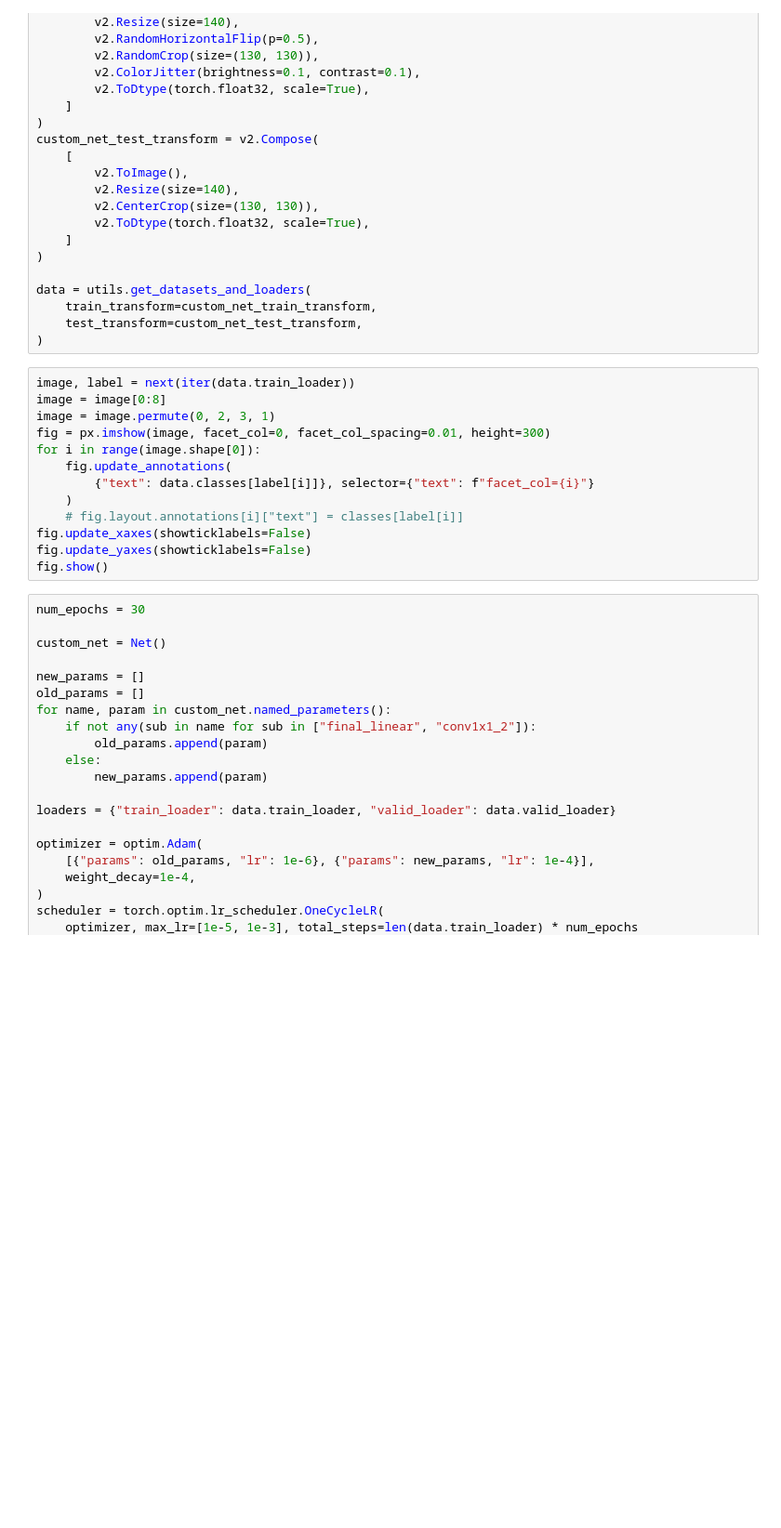
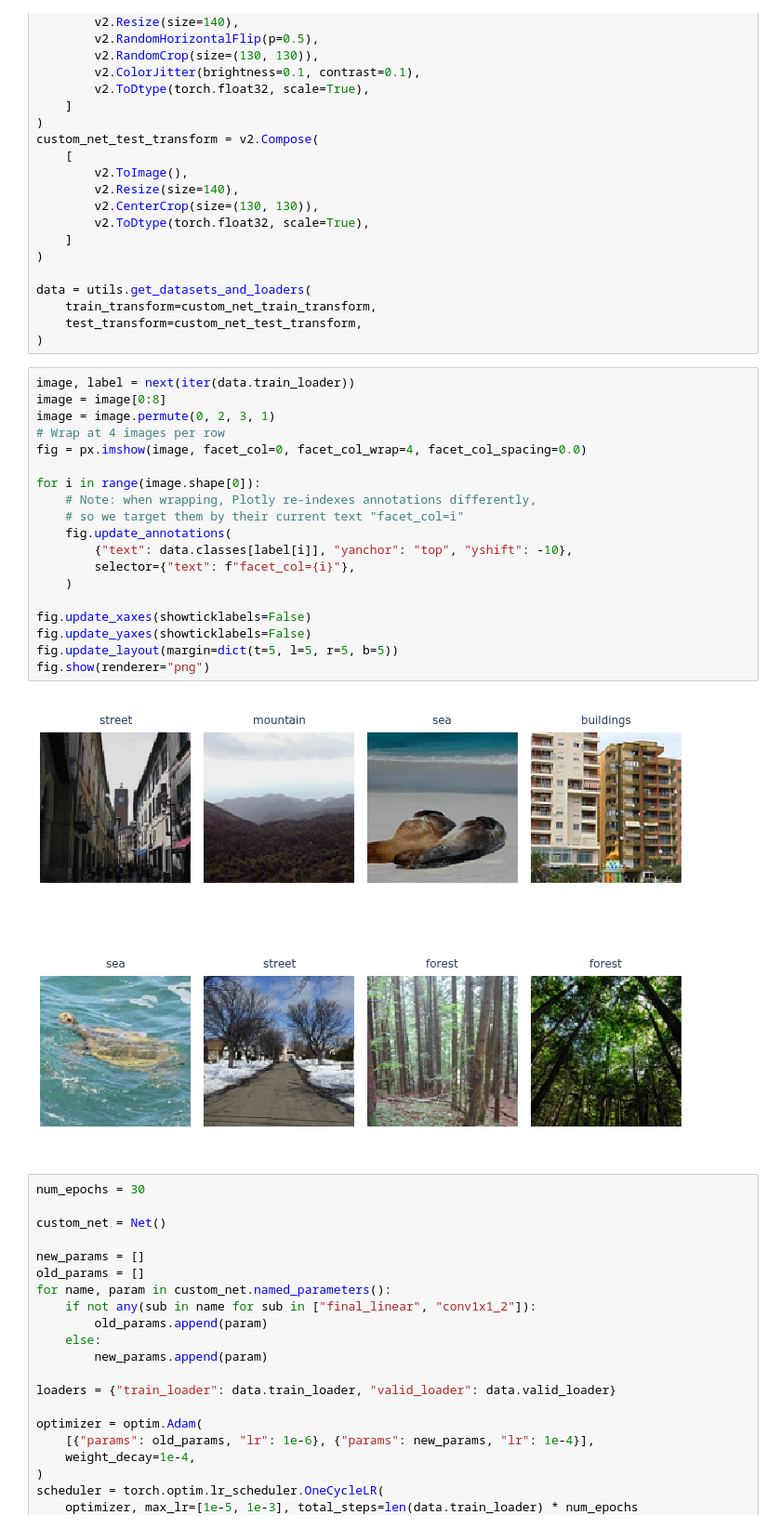
Before and after one commit to khavronin-artem/pet_projects, a Jupyter notebook: intel_image_classification/main.ipynb, the cells around one changed output. Shown at 93% size. Cells and saved outputs as stored; diff of their text form; blank space fills up the shorter version.

Commit message:
Update plotly renderer for github

```diff
--- a/intel_image_classification/main.ipynb
+++ b/intel_image_classification/main.ipynb
@@ -54,16 +51,24 @@ data = utils.get_datasets_and_loaders(
 # %%
 image, label = next(iter(data.train_loader))
 image = image[0:8]
 image = image.permute(0, 2, 3, 1)
-fig = px.imshow(image, facet_col=0, facet_col_spacing=0.01, height=300)
+# Wrap at 4 images per row
+fig = px.imshow(image, facet_col=0, facet_col_wrap=4, facet_col_spacing=0.0)
+
 for i in range(image.shape[0]):
+    # Note: when wrapping, Plotly re-indexes annotations differently,
+    # so we target them by their current text "facet_col=i"
     fig.update_annotations(
-        {"text": data.classes[label[i]]}, selector={"text": f"facet_col={i}"}
+        {"text": data.classes[label[i]], "yanchor": "top", "yshift": -10},
+        selector={"text": f"facet_col={i}"},
     )
-    # fig.layout.annotations[i]["text"] = classes[label[i]]
+
 fig.update_xaxes(showticklabels=False)
 fig.update_yaxes(showticklabels=False)
-fig.show()
+fig.update_layout(margin=dict(t=5, l=5, r=5, b=5))
+fig.show(renderer="png")
+# %% [output]
+[figure, added]
 # %%
 num_epochs = 30
 
```
Also changed, not shown: parts of 1 cell of this notebook, 1 other file.
